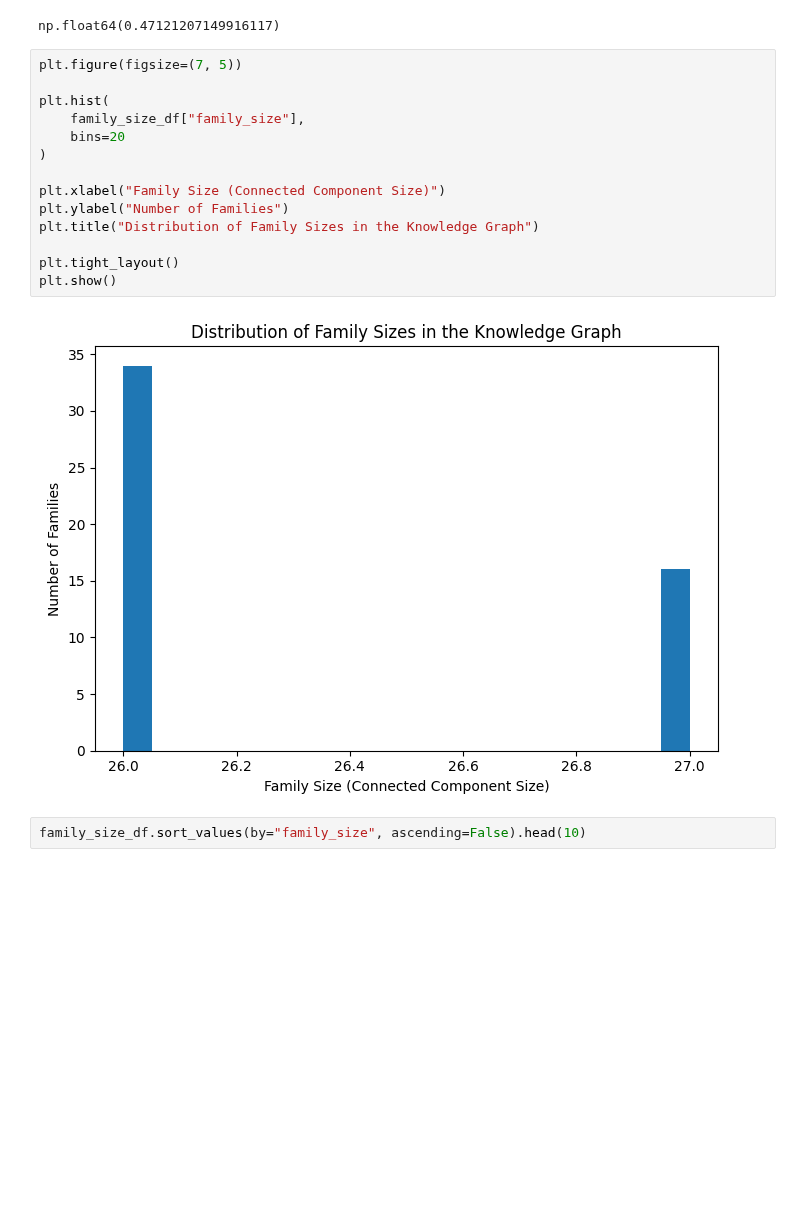
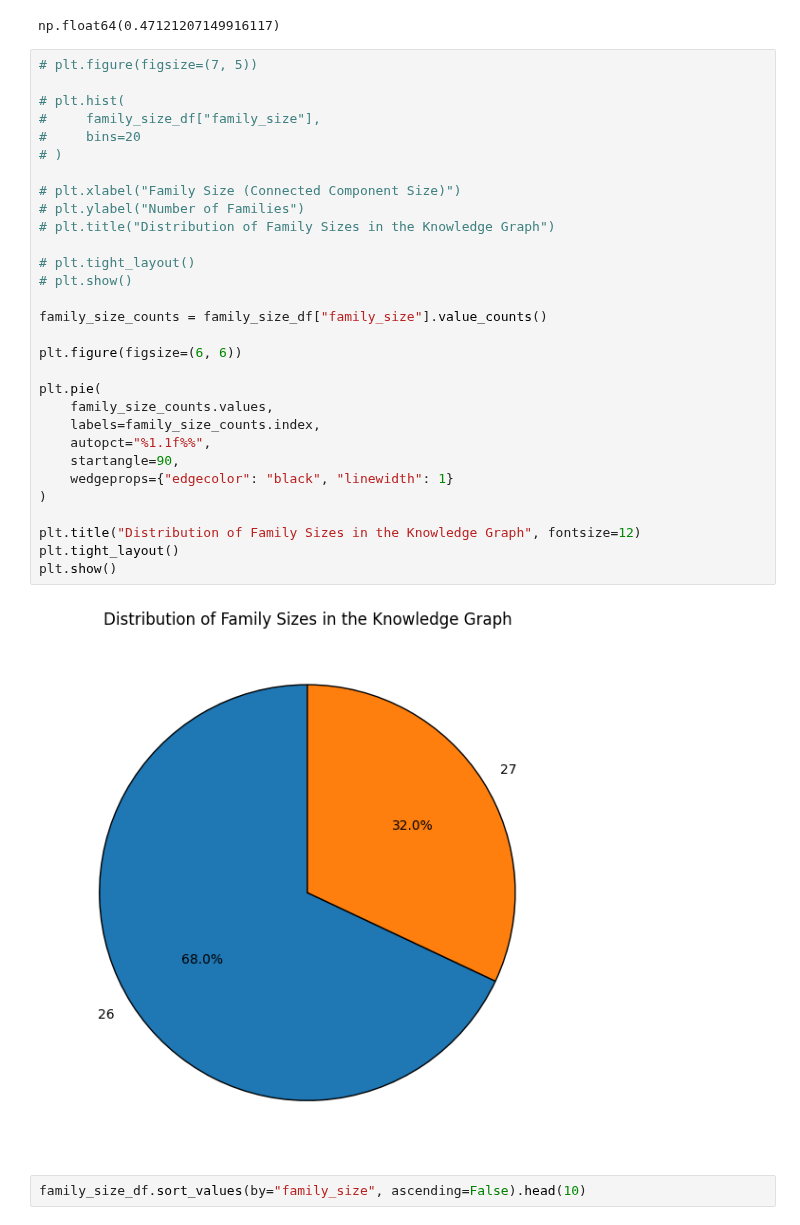
Before and after one commit to phanindragollapalli/A-Study-on-MetaFam-Knowledge-Graph, a Jupyter notebook: scripts/task-1.ipynb, the cells around one changed output. Drawn from its saved outputs; the diff is of its cells as text; blank space fills up the shorter version.

Commit message:
found a lot of graph statistics

```diff
--- a/scripts/task-1.ipynb
+++ b/scripts/task-1.ipynb
@@ -431,21 +490,37 @@ family_size_sample_std
 # %% [output]
 np.float64(0.47121207149916117)
 # %%
-plt.figure(figsize=(7, 5))
+# plt.figure(figsize=(7, 5))
 
-plt.hist(
-    family_size_df["family_size"],
-    bins=20
+# plt.hist(
+#     family_size_df["family_size"],
+#     bins=20
+# )
+
+# plt.xlabel("Family Size (Connected Component Size)")
+# plt.ylabel("Number of Families")
+# plt.title("Distribution of Family Sizes in the Knowledge Graph")
+
+# plt.tight_layout()
+# plt.show()
+
+family_size_counts = family_size_df["family_size"].value_counts()
+
+plt.figure(figsize=(6, 6))
+
+plt.pie(
+    family_size_counts.values,
+    labels=family_size_counts.index,
+    autopct="%1.1f%%",
+    startangle=90,
+    wedgeprops={"edgecolor": "black", "linewidth": 1}
 )
 
-plt.xlabel("Family Size (Connected Component Size)")
-plt.ylabel("Number of Families")
-plt.title("Distribution of Family Sizes in the Knowledge Graph")
-
+plt.title("Distribution of Family Sizes in the Knowledge Graph", fontsize=12)
 plt.tight_layout()
 plt.show()
 # %% [output]
-[figure, old version]
+[figure, new version]
 # %%
 family_size_df.sort_values(by="family_size", ascending=False).head(10)
 # %% [output]
```
Also changed, not shown: parts of 54 cells of this notebook.
